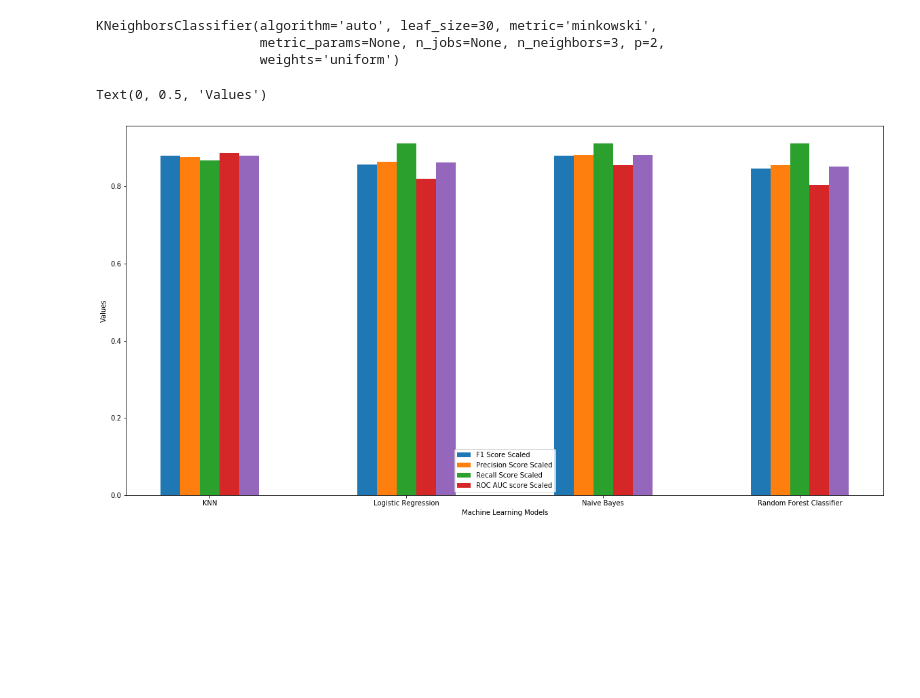
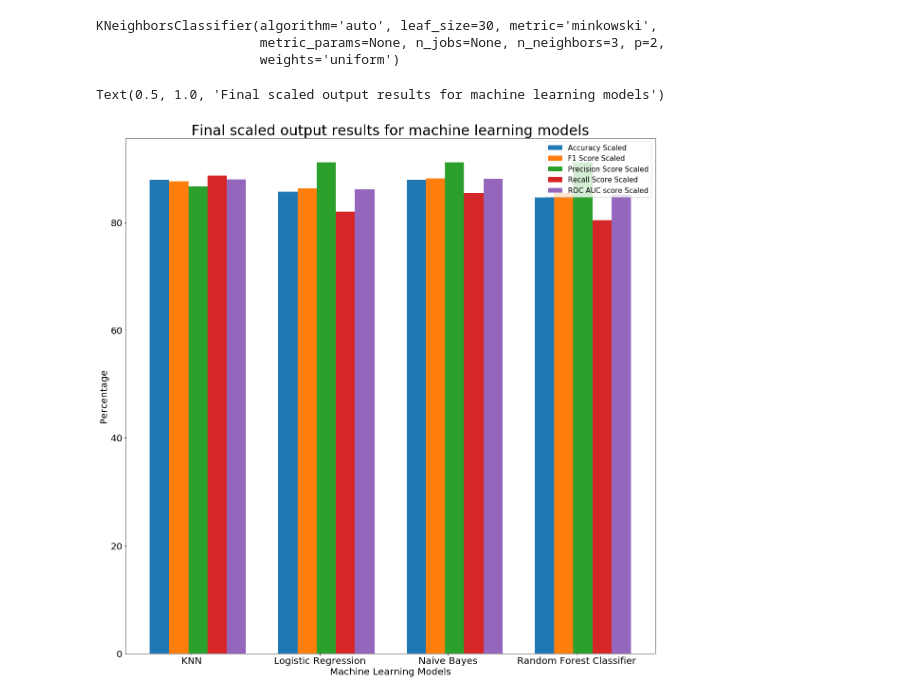
Before and after one commit to suhasmaddali/Heart-Disease-Prediction, a Jupyter notebook: Heart Disease Prediction Using Machine Learning .ipynb, the cells around one changed output. Saved outputs shown, nothing was run; the diff lists cells and outputs as text; code cells hidden in the pictures; blank space fills up the shorter version.

```diff
--- a/Heart Disease Prediction Using Machine Learning .ipynb
+++ b/Heart Disease Prediction Using Machine Learning .ipynb
@@ -270,17 +270,19 @@ log_loss_normalized.append(log_loss(y_test_predict_normalized, y_test))
 # %%
 # knn, logisticregression, naivebayes, randomforestclassifier
 models = ['KNN', 'Logistic Regression', 'Naive Bayes', 'Random Forest Classifier']
 models = np.arange(len(models))
-plt.figure(figsize = (20, 10))
-plt.bar(models, accuracy_scaled, width = 0.1)
-plt.bar(models + 0.1, f1_score_scaled, width = 0.1)
-plt.bar(models + 0.1 * 2, precision_score_scaled, width = 0.1)
-plt.bar(models + 0.1 * 3, recall_score_scaled, width = 0.1)
-plt.bar(models + 0.1 * 4, roc_auc_score_scaled, width = 0.1)
-plt.legend(['F1 Score Scaled', 'Precision Score Scaled', 'Recall Score Scaled', 'ROC AUC score Scaled'])
-plt.xticks([i + 0.2 for i in range(4)], ['KNN', 'Logistic Regression', 'Naive Bayes', 'Random Forest Classifier'])
-plt.xlabel('Machine Learning Models')
-plt.ylabel('Values')
+plt.figure(figsize = (20, 20))
+plt.yticks(fontsize = 20)
+plt.bar(models, [i * 100 for i in accuracy_scaled], width = 0.15)
+plt.bar(models + 0.15, [i * 100 for i in f1_score_scaled], width = 0.15)
+plt.bar(models + 0.15 * 2, [i * 100 for i in precision_score_scaled], width = 0.15)
+plt.bar(models + 0.15 * 3, [i * 100 for i in recall_score_scaled], width = 0.15)
+plt.bar(models + 0.15 * 4, [i * 100 for i in roc_auc_score_scaled], width = 0.15)
+plt.legend(['Accuracy Scaled', 'F1 Score Scaled', 'Precision Score Scaled', 'Recall Score Scaled', 'ROC AUC score Scaled'], fontsize = 15)
+plt.xticks([i + 0.25 for i in range(4)], ['KNN', 'Logistic Regression', 'Naive Bayes', 'Random Forest Classifier'], fontsize = 20)
+plt.xlabel('Machine Learning Models', fontsize = 20)
+plt.ylabel('Percentage', fontsize = 20)
+plt.title('Final scaled output results for machine learning models', fontsize = 30)
 # %% [output]
-Text(0, 0.5, 'Values')
+Text(0.5, 1.0, 'Final scaled output results for machine learning models')
-[figure, old version]
+[figure, new version]
```
Also changed, not shown: parts of 1 cell of this notebook.
